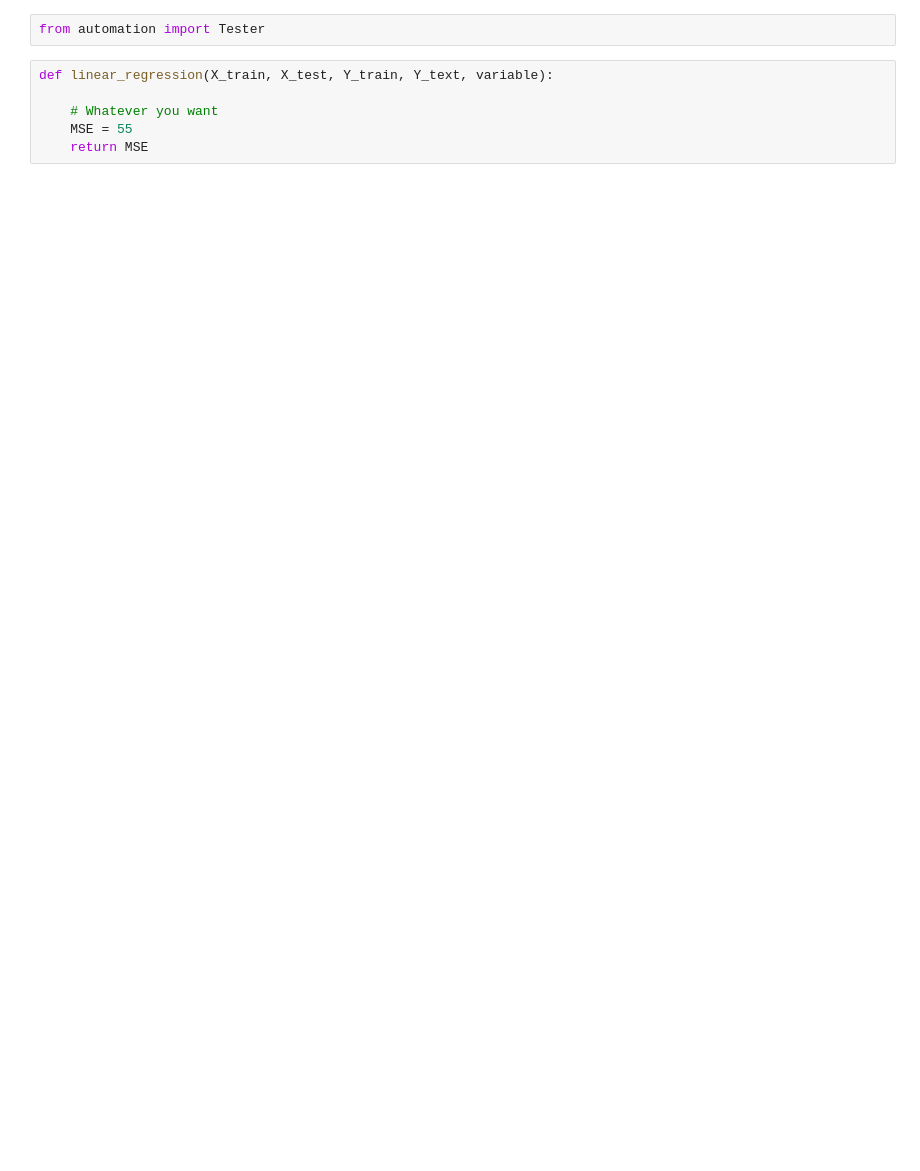
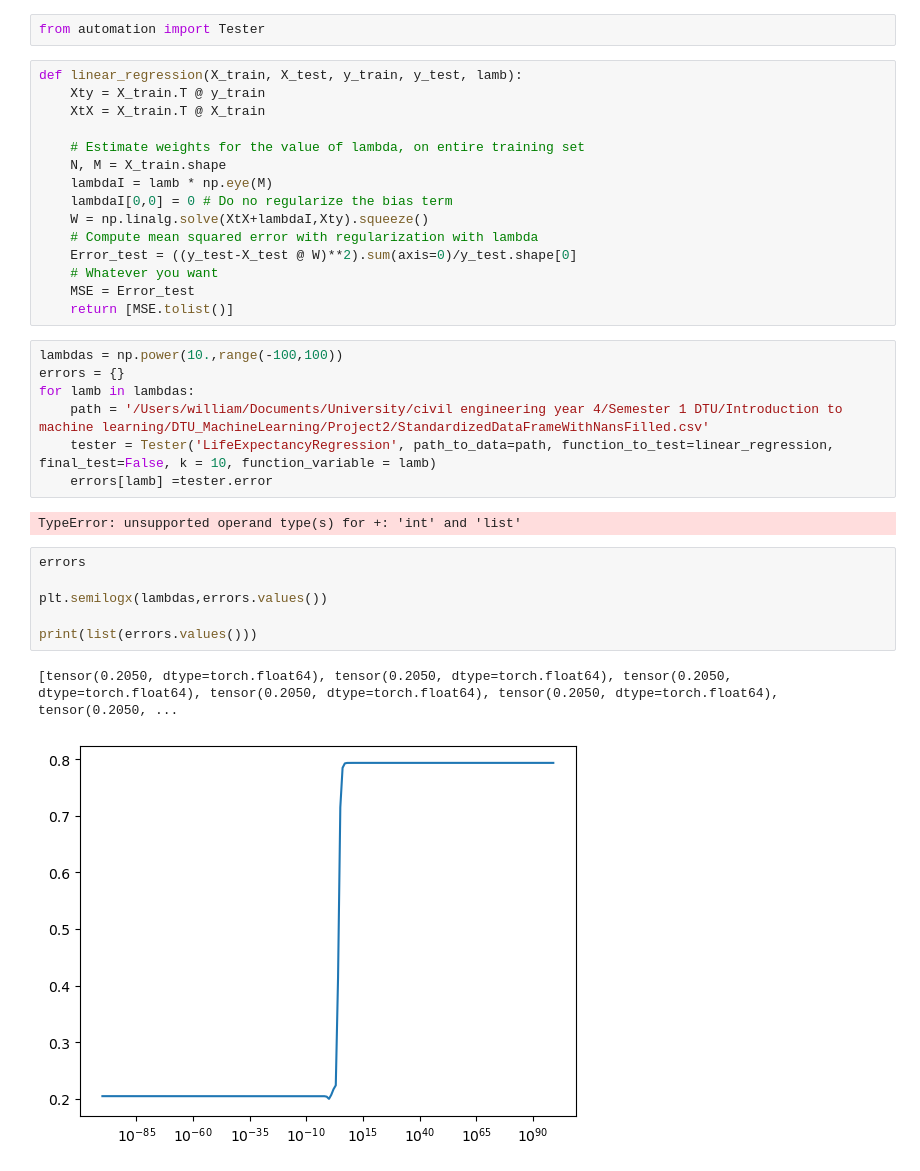
Before and after one commit to Apros7/DTU_MachineLearning, a Jupyter notebook: Project2/Linear_2.ipynb, the cells around one changed output. Drawn from its saved outputs; the diff is of its cells as text; blank space fills up the shorter version.

```diff
--- a/Project2/Linear_2.ipynb
+++ b/Project2/Linear_2.ipynb
@@ -115,8 +115,35 @@ plt.grid()
 # %%
 from automation import Tester
-# %%
-def linear_regression(X_train, X_test, Y_train, Y_text, variable):
-
-    # Whatever you want
-    MSE = 55
-    return MSE
+# %%
+def linear_regression(X_train, X_test, y_train, y_test, lamb):
+    Xty = X_train.T @ y_train
+    XtX = X_train.T @ X_train
+
+    # Estimate weights for the value of lambda, on entire training set
+    N, M = X_train.shape
+    lambdaI = lamb * np.eye(M)
+    lambdaI[0,0] = 0 # Do no regularize the bias term
+    W = np.linalg.solve(XtX+lambdaI,Xty).squeeze()
+    # Compute mean squared error with regularization with lambda
+    Error_test = ((y_test-X_test @ W)**2).sum(axis=0)/y_test.shape[0]
+    # Whatever you want
+    MSE = Error_test
+    return [MSE.tolist()]
+# %%
+lambdas = np.power(10.,range(-100,100))
+errors = {}
+for lamb in lambdas:
+    path = '/Users/william/Documents/University/civil engineering year 4/Semester 1 DTU/Introduction to machine learning/DTU_MachineLearning/Project2/StandardizedDataFrameWithNansFilled.csv'
+    tester = Tester('LifeExpectancyRegression', path_to_data=path, function_to_test=linear_regression, final_test=False, k = 10, function_variable = lamb)
+    errors[lamb] =tester.error
+# %% [output]
+TypeError: unsupported operand type(s) for +: 'int' and 'list'
+# %%
+errors
+
+plt.semilogx(lambdas,errors.values())
+
+print(list(errors.values()))
+# %% [output]
+[tensor(0.2050, dtype=torch.float64), tensor(0.2050, dtype=torch.float64), tensor(0.2050, dtype=torch.float64), tensor(0.2050, dtype=torch.float64), tensor(0.2050, dtype=torch.float64), tensor(0.2050, ...
+[figure, added]
```
Also changed, not shown: parts of 8 cells of this notebook, 1 other file.
